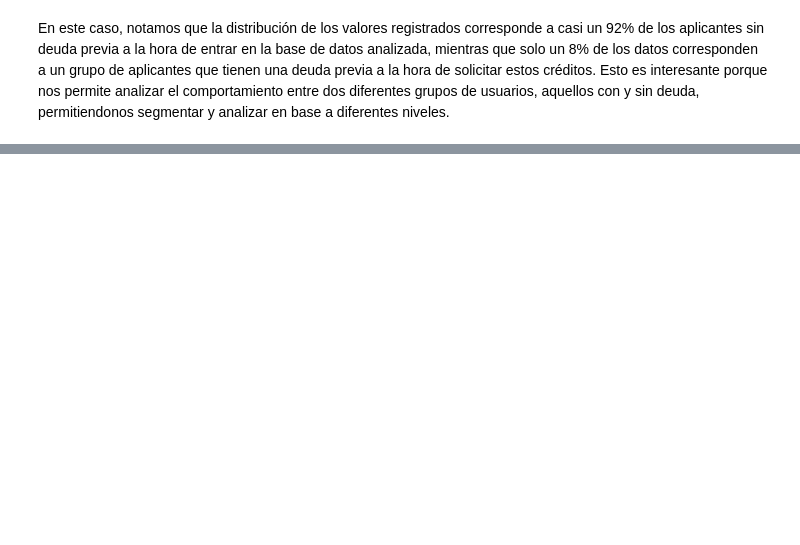
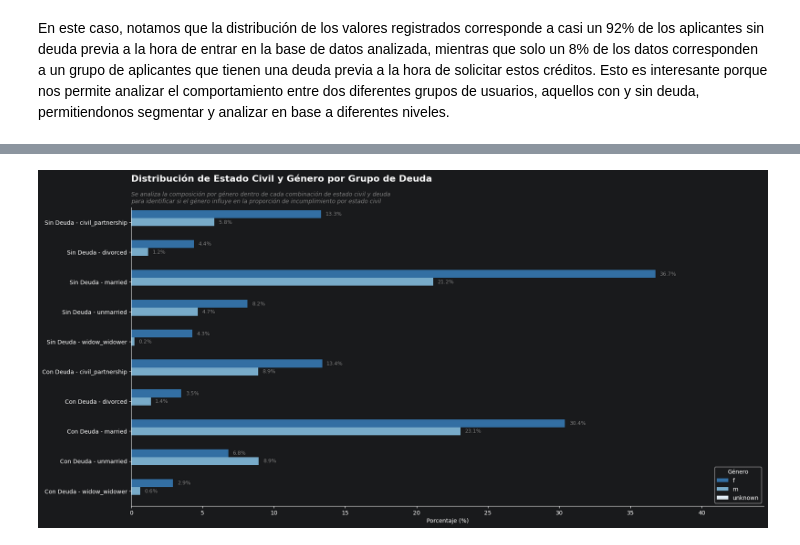
Before and after one commit to Volv1t3/MidtermDataAnalysisProject, a Jupyter notebook: src/python/notebooks/Proyecto_En_Clase_Arellano.ipynb, the cells around one changed output, grey strips where cells are left out. Saved outputs shown, nothing was run; the diff lists cells and outputs as text; code cells hidden in the pictures; blank space fills up the shorter version.

Commit message:
Finalized H1 and H2 hypothesis testing alongside with conclusions for each. Added new visualizations and documentation for AI generated code as well as new tables for data analysis.

```diff
--- a/src/python/notebooks/Proyecto_En_Clase_Arellano.ipynb
+++ b/src/python/notebooks/Proyecto_En_Clase_Arellano.ipynb
@@ -1588,40 +2302,52 @@ resultado_agrupacion_debt_y_fam_status
 # %%
+#-------------------------------------------------------------------------------------------------
+# Snippet de Codigo de IA: Basado en codigo de curso de Machine Learning MAC con modificaciones con Amazon Q Professional
+#-------------------------------------------------------------------------------------------------
+
 #? 5 Visualizacion clustered bar chart con hue por gender
+#? Aqui reiniciamos el index para que en lugar de tener debt como el indice de todo el df lo tenemos como una columna adicional que puede ser mapeada
 plot_data = resultado_agrupacion_debt_y_fam_status.reset_index()
+#? Aqui hacemos el mapeo de valores para tener una string usable en lugar de 0 o 1
 plot_data['debt_label'] = plot_data['debt'].map({0: 'Sin Deuda', 1: 'Con Deuda'})
+#? Aqui convertimos la label a un grupo articulable en el gráfico basado en el tipo de familia con la label de debt
 plot_data['grupo'] = plot_data['debt_label'] + ' - ' + plot_data['family_status']
 
+
+#? 5.1 Aqui implementamos el grafico usando un sns bar plot dado que debemos colorear las barras dependiendo del genero, ya que tenemos debt, family status, y gender como variables.
 fig, ax = plt.subplots(figsize=(18, 9))
 sns.barplot(
     data=plot_data,
     y='grupo',
-    x='Porcentaje',
-    hue='gender',
-    palette={'f': '#2171b5', 'm': '#6baed6', 'unknown': '#deebf7'},
+    x='Porcentaje', #El porcentaje se calculo rapidamente antes con la data original, por lo que solo sacamos la columna
+    hue='gender', #Gender se pasa a hue para que se use para el coloreado
+    palette={'f': '#2171b5', 'm': '#6baed6', 'unknown': '#deebf7'}, #Esta palette le indica directamente que color usar para cada una de las clases registradas
     ax=ax,
     orient='h'
 )
 
-#? Labels sobre las barras
+#? 5.2 Labels sobre las barras: aqui definimos el algoritmo base para las labels, correspondiente a la iteracion sobre contenedores, en donde cada contenedor es como un grupo con barras especificmas
 for container in ax.containers:
+    #? Por cada contenedor obtenemos las barras y como trabajamos con una orientacion horizontal tomamos width para usar ese valor para alinear el texto  al final del width de cada pedazo.
     for bar in container:
         width = bar.get_width()
-        if width > 0.5:
+        if width > 0.2:
             ax.text(width + 0.3, bar.get_y() + bar.get_height() / 2,
                     f'{width:.1f}%', va='center', fontsize=9, color='gray')
 
 ax.set_xlim(right=ax.get_xlim()[1] * 1.15)
 ax.set_title('Distribución de Estado Civil y Género por Grupo de Deuda', fontsize=16, fontweight='bold', loc='left', pad=45)
 ax.text(0.0, 1.01, 'Se analiza la composición por género dentro de cada combinación de estado civil y deuda\n'
         'para identificar si el género influye en la proporción de incumplimiento por estado civil',
         transform=ax.transAxes, fontsize=10, fontstyle='italic', color='gray', va='bottom', ha='left')
 ax.set_xlabel('Porcentaje (%)')
 ax.set_ylabel('')
 ax.spines['top'].set_visible(False)
 ax.spines['right'].set_visible(False)
-ax.legend(title='Género', loc='lower right')
+ax.legend(title='Género', loc='lower right',)
 plt.tight_layout(pad=2.0)
 plt.show()
+# %% [output]
+[figure, added]
 # %%
 #? 6. Exploracion de la distribucion de vlaores con family status, debt y education
 
```
Also changed, not shown: parts of 93 cells of this notebook.
